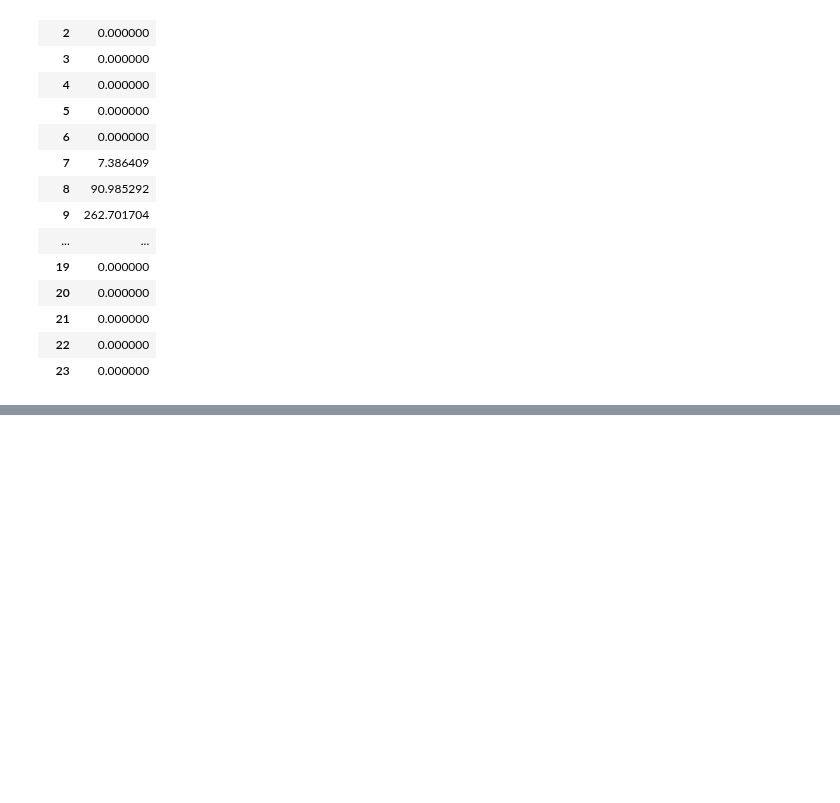
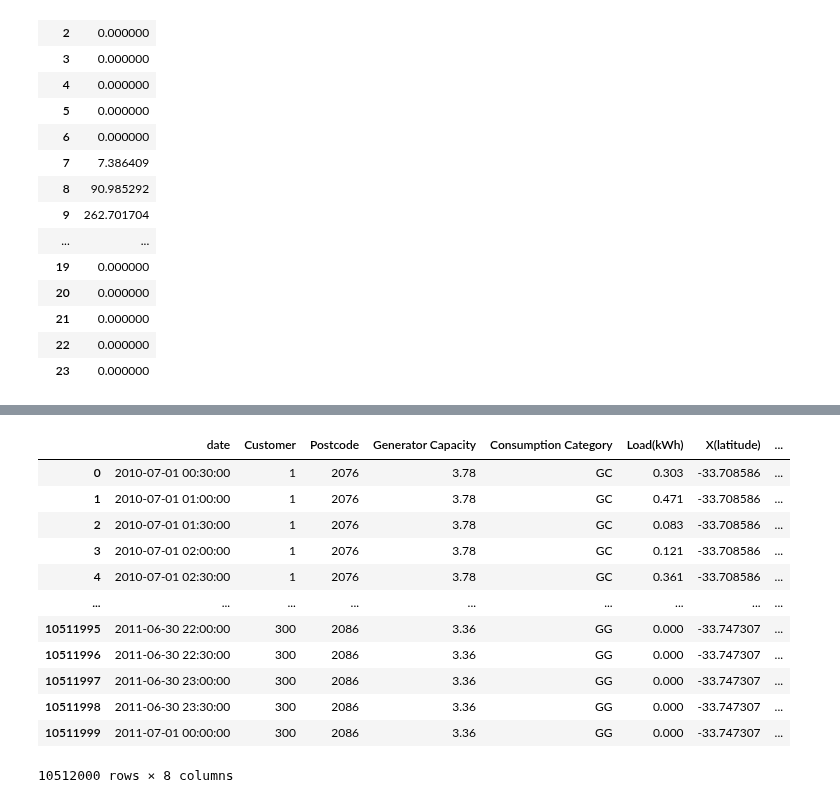
Before and after one commit to Jjineeq/Capstone_Design, a Jupyter notebook: optimal/function_test.ipynb, the cells around one changed output, grey strips where cells are left out. Cells and saved outputs as stored; diff of their text form; code cells hidden in the pictures; blank space fills up the shorter version.

```diff
--- a/optimal/function_test.ipynb
+++ b/optimal/function_test.ipynb
@@ -558,0 +471,7 @@ Best fitness: 4829236.933374269
+# %%
+GG_GC.reset_index(inplace=True)
+# %%
+GG_GC['Customer'] = GG_GC['Customer'].astype('int32')
+GG_GC['Postcode'] = GG_GC['Postcode'].astype('int32')
+GG_GC['Generator Capacity'] = GG_GC['Generator Capacity'].astype('float32')
+GG_GC['Load(kWh)'] = GG_GC['Load(kWh)'].astype('float32')
@@ -558,0 +487,16 @@ Best fitness: 4829236.933374269
+# %%
+df_final
+# %% [output]
+|  | date | Customer | Postcode | Generator Capacity | Consumption Category | Load(kWh) | X(latitude) | ... |
+| 0 | 2010-07-01 00:30:00 | 1 | 2076 | 3.78 | GC | 0.303 | -33.708586 | ... |
+| 1 | 2010-07-01 01:00:00 | 1 | 2076 | 3.78 | GC | 0.471 | -33.708586 | ... |
+| 2 | 2010-07-01 01:30:00 | 1 | 2076 | 3.78 | GC | 0.083 | -33.708586 | ... |
+| 3 | 2010-07-01 02:00:00 | 1 | 2076 | 3.78 | GC | 0.121 | -33.708586 | ... |
+| 4 | 2010-07-01 02:30:00 | 1 | 2076 | 3.78 | GC | 0.361 | -33.708586 | ... |
+| ... | ... | ... | ... | ... | ... | ... | ... | ... |
+| 10511995 | 2011-06-30 22:00:00 | 300 | 2086 | 3.36 | GG | 0.000 | -33.747307 | ... |
+| 10511996 | 2011-06-30 22:30:00 | 300 | 2086 | 3.36 | GG | 0.000 | -33.747307 | ... |
+| 10511997 | 2011-06-30 23:00:00 | 300 | 2086 | 3.36 | GG | 0.000 | -33.747307 | ... |
+| 10511998 | 2011-06-30 23:30:00 | 300 | 2086 | 3.36 | GG | 0.000 | -33.747307 | ... |
+| 10511999 | 2011-07-01 00:00:00 | 300 | 2086 | 3.36 | GG | 0.000 | -33.747307 | ... |
+10512000 rows × 8 columns
```
Also changed, not shown: parts of 24 cells of this notebook, 5 other files.
